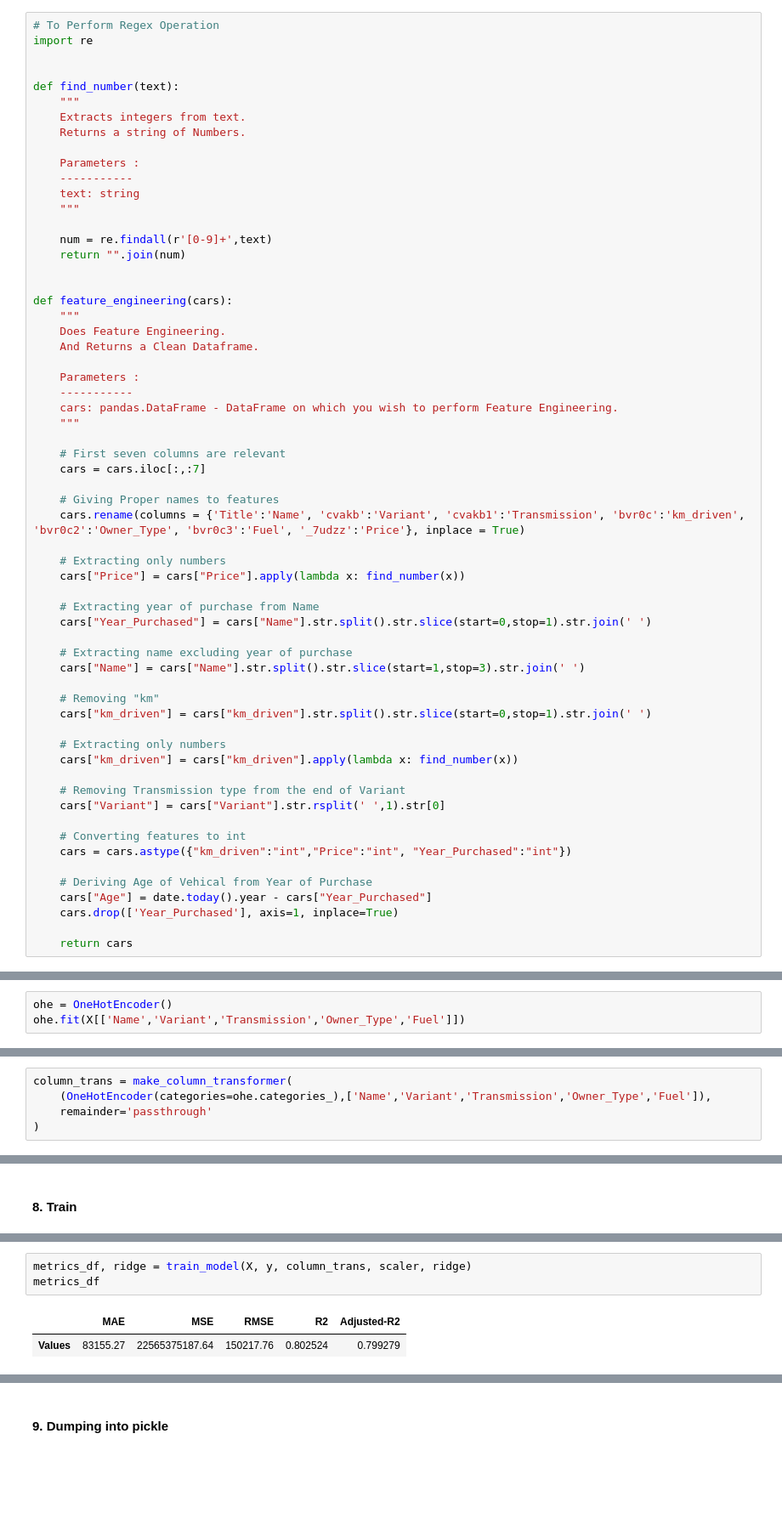
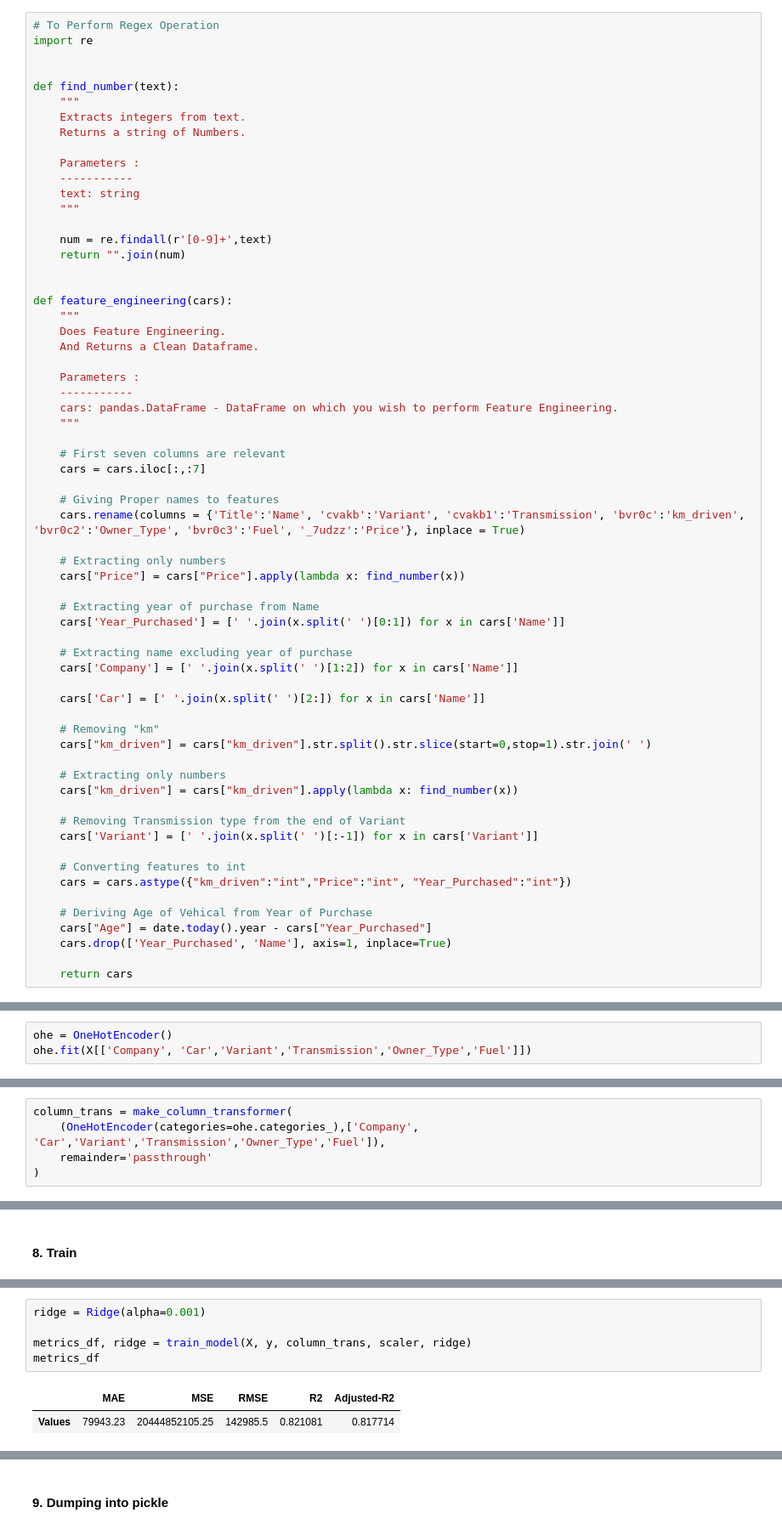
Before and after one commit to utkarshbelkhede/LeastSquare, a Jupyter notebook: notebook/LeastSquare.ipynb, the cells around one changed output, grey strips where cells are left out. Shown: that part at 85% size. Drawn from its saved outputs; the diff is of its cells as text; blank space fills up the shorter version.

```diff
--- a/notebook/LeastSquare.ipynb
+++ b/notebook/LeastSquare.ipynb
@@ -61,10 +63,12 @@ def feature_engineering(cars):
     cars["Price"] = cars["Price"].apply(lambda x: find_number(x))
 
     # Extracting year of purchase from Name
-    cars["Year_Purchased"] = cars["Name"].str.split().str.slice(start=0,stop=1).str.join(' ')
+    cars['Year_Purchased'] = [' '.join(x.split(' ')[0:1]) for x in cars['Name']]
 
     # Extracting name excluding year of purchase
-    cars["Name"] = cars["Name"].str.split().str.slice(start=1,stop=3).str.join(' ')
+    cars['Company'] = [' '.join(x.split(' ')[1:2]) for x in cars['Name']]
+
+    cars['Car'] = [' '.join(x.split(' ')[2:]) for x in cars['Name']]
 
     # Removing "km"
     cars["km_driven"] = cars["km_driven"].str.split().str.slice(start=0,stop=1).str.join(' ')
@@ -73,14 +77,14 @@ def feature_engineering(cars):
     cars["km_driven"] = cars["km_driven"].apply(lambda x: find_number(x))
 
     # Removing Transmission type from the end of Variant
-    cars["Variant"] = cars["Variant"].str.rsplit(' ',1).str[0]
+    cars['Variant'] = [' '.join(x.split(' ')[:-1]) for x in cars['Variant']]
 
     # Converting features to int
     cars = cars.astype({"km_driven":"int","Price":"int", "Year_Purchased":"int"})
 
     # Deriving Age of Vehical from Year of Purchase
     cars["Age"] = date.today().year - cars["Year_Purchased"]
-    cars.drop(['Year_Purchased'], axis=1, inplace=True)
+    cars.drop(['Year_Purchased', 'Name'], axis=1, inplace=True)
 
     return cars
 # %%
@@ -394,12 +396,12 @@ from sklearn.metrics import r2_score, mean_squared_error, mean_absolute_error
 ##### 6.3.1. One Hot Encoding
 # %%
 ohe = OneHotEncoder()
-ohe.fit(X[['Name','Variant','Transmission','Owner_Type','Fuel']])
+ohe.fit(X[['Company', 'Car','Variant','Transmission','Owner_Type','Fuel']])
 # %% [output]
 OneHotEncoder()
 # %%
 column_trans = make_column_transformer(
-    (OneHotEncoder(categories=ohe.categories_),['Name','Variant','Transmission','Owner_Type','Fuel']),
+    (OneHotEncoder(categories=ohe.categories_),['Company', 'Car','Variant','Transmission','Owner_Type','Fuel']),
     remainder='passthrough'
 )
 # %% [markdown]
@@ -550,7 +551,9 @@ metrics_df
 # %%
+ridge = Ridge(alpha=0.001)
+
 metrics_df, ridge = train_model(X, y, column_trans, scaler, ridge)
 metrics_df
 # %% [output]
 |  | MAE | MSE | RMSE | R2 | Adjusted-R2 |
-| Values | 83155.27 | 22565375187.64 | 150217.76 | 0.802524 | 0.799279 |
+| Values | 79943.23 | 20444852105.25 | 142985.5 | 0.821081 | 0.817714 |
 # %%
```
Also changed, not shown: parts of 28 cells of this notebook, 6 other files.
